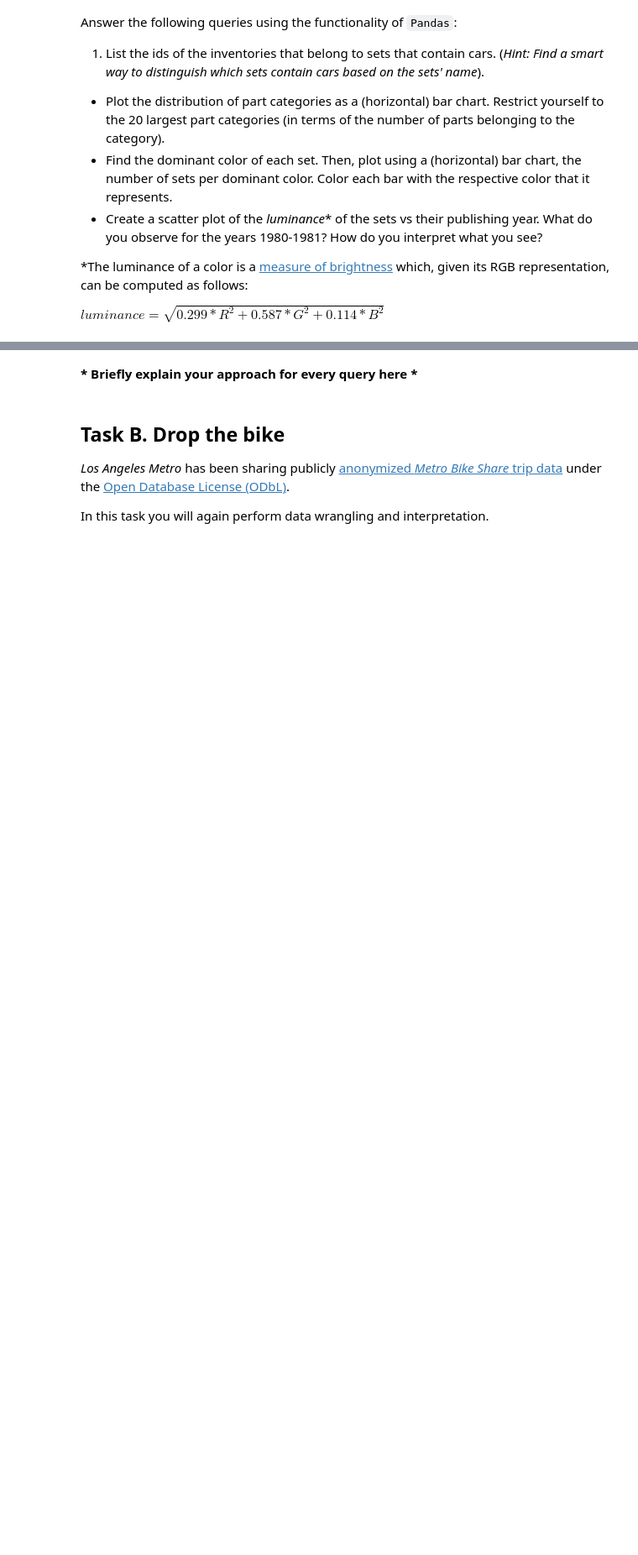
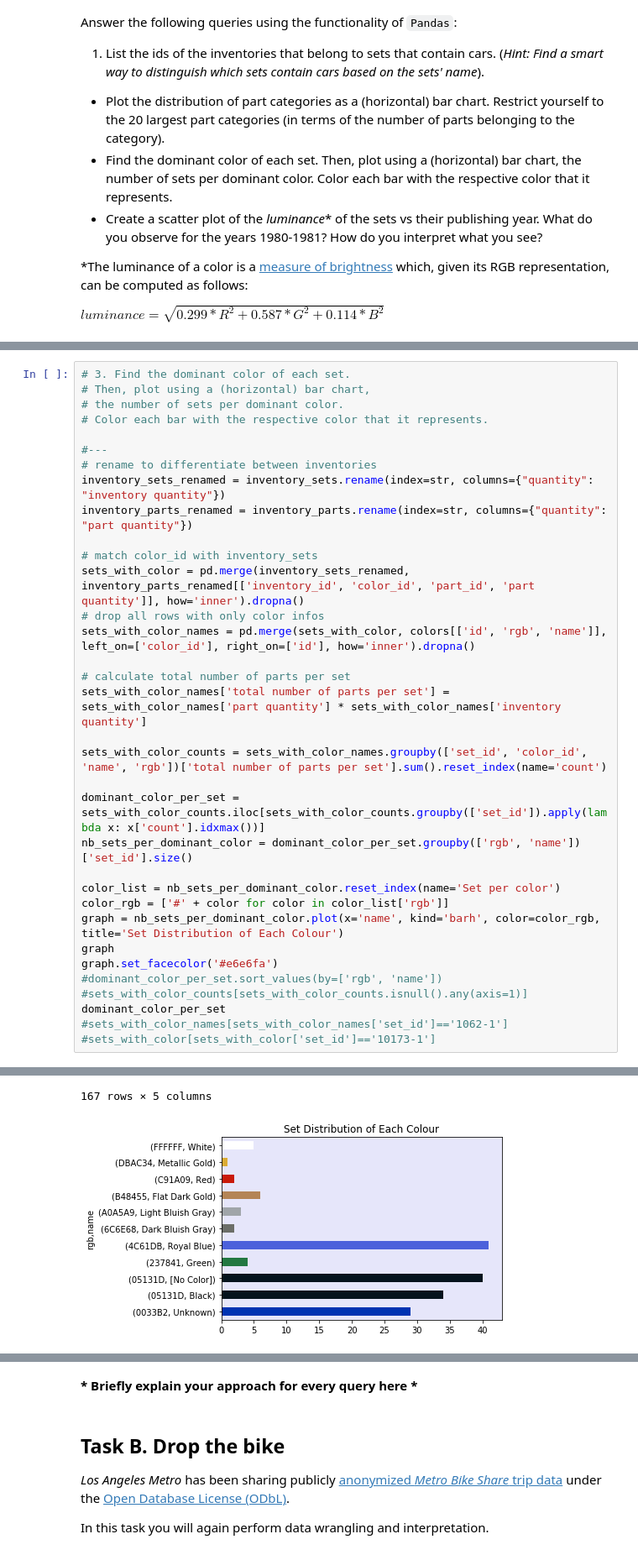
Before and after one commit to Sytta/ADA2018-Homework-CANada, a Jupyter notebook: 01 - Pandas and Data Wrangling/Exercise 1.ipynb, the cells around one changed output, grey strips where cells are left out. Shown: that part at 84% size. Cells and saved outputs as stored; diff of their text form; blank space fills up the shorter version.

```diff
--- a/01 - Pandas and Data Wrangling/Exercise 1.ipynb
+++ b/01 - Pandas and Data Wrangling/Exercise 1.ipynb
@@ -122,0 +109,35 @@ inventory_parts
+# %%
+# 3. Find the dominant color of each set.
+# Then, plot using a (horizontal) bar chart,
+# the number of sets per dominant color.
+# Color each bar with the respective color that it represents.
+
+#---
+# rename to differentiate between inventories
+inventory_sets_renamed = inventory_sets.rename(index=str, columns={"quantity": "inventory quantity"})
+inventory_parts_renamed = inventory_parts.rename(index=str, columns={"quantity": "part quantity"})
+
+# match color_id with inventory_sets
+sets_with_color = pd.merge(inventory_sets_renamed, inventory_parts_renamed[['inventory_id', 'color_id', 'part_id', 'part quantity']], how='inner').dropna()
+# drop all rows with only color infos
+sets_with_color_names = pd.merge(sets_with_color, colors[['id', 'rgb', 'name']], left_on=['color_id'], right_on=['id'], how='inner').dropna()
+
+# calculate total number of parts per set
+sets_with_color_names['total number of parts per set'] = sets_with_color_names['part quantity'] * sets_with_color_names['inventory quantity']
+
+sets_with_color_counts = sets_with_color_names.groupby(['set_id', 'color_id', 'name', 'rgb'])['total number of parts per set'].sum().reset_index(name='count')
+
+dominant_color_per_set = sets_with_color_counts.iloc[sets_with_color_counts.groupby(['set_id']).apply(lambda x: x['count'].idxmax())]
+nb_sets_per_dominant_color = dominant_color_per_set.groupby(['rgb', 'name'])['set_id'].size()
+
+color_list = nb_sets_per_dominant_color.reset_index(name='Set per color')
+color_rgb = ['#' + color for color in color_list['rgb']]
+graph = nb_sets_per_dominant_color.plot(x='name', kind='barh', color=color_rgb, title='Set Distribution of Each Colour')
+graph
+graph.set_facecolor('#e6e6fa')
+#dominant_color_per_set.sort_values(by=['rgb', 'name'])
+#sets_with_color_counts[sets_with_color_counts.isnull().any(axis=1)]
+dominant_color_per_set
+#sets_with_color_names[sets_with_color_names['set_id']=='1062-1']
+#sets_with_color[sets_with_color['set_id']=='10173-1']
+# %% [output]
@@ -122,0 +161,2 @@ inventory_parts
+167 rows × 5 columns
+[figure, added]
```
Also changed, not shown: parts of 17 cells of this notebook.
